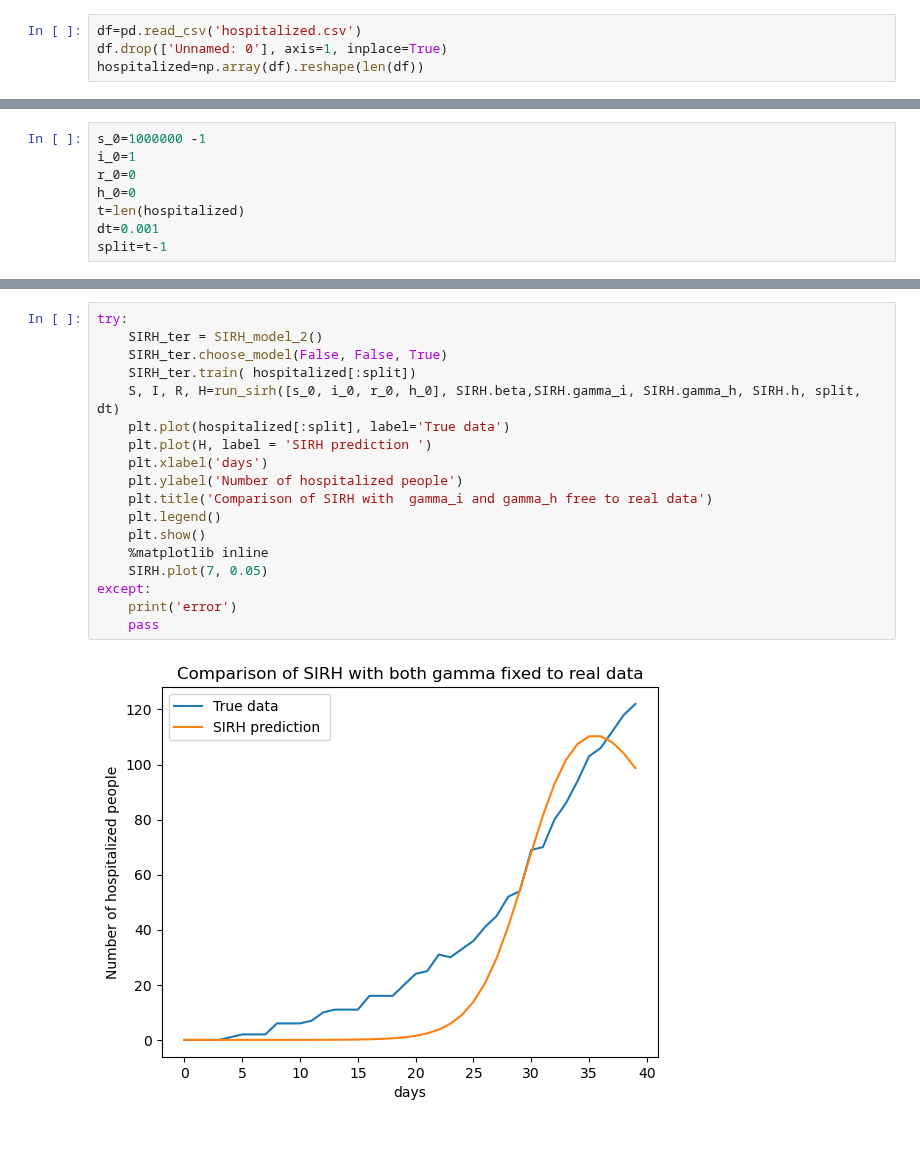
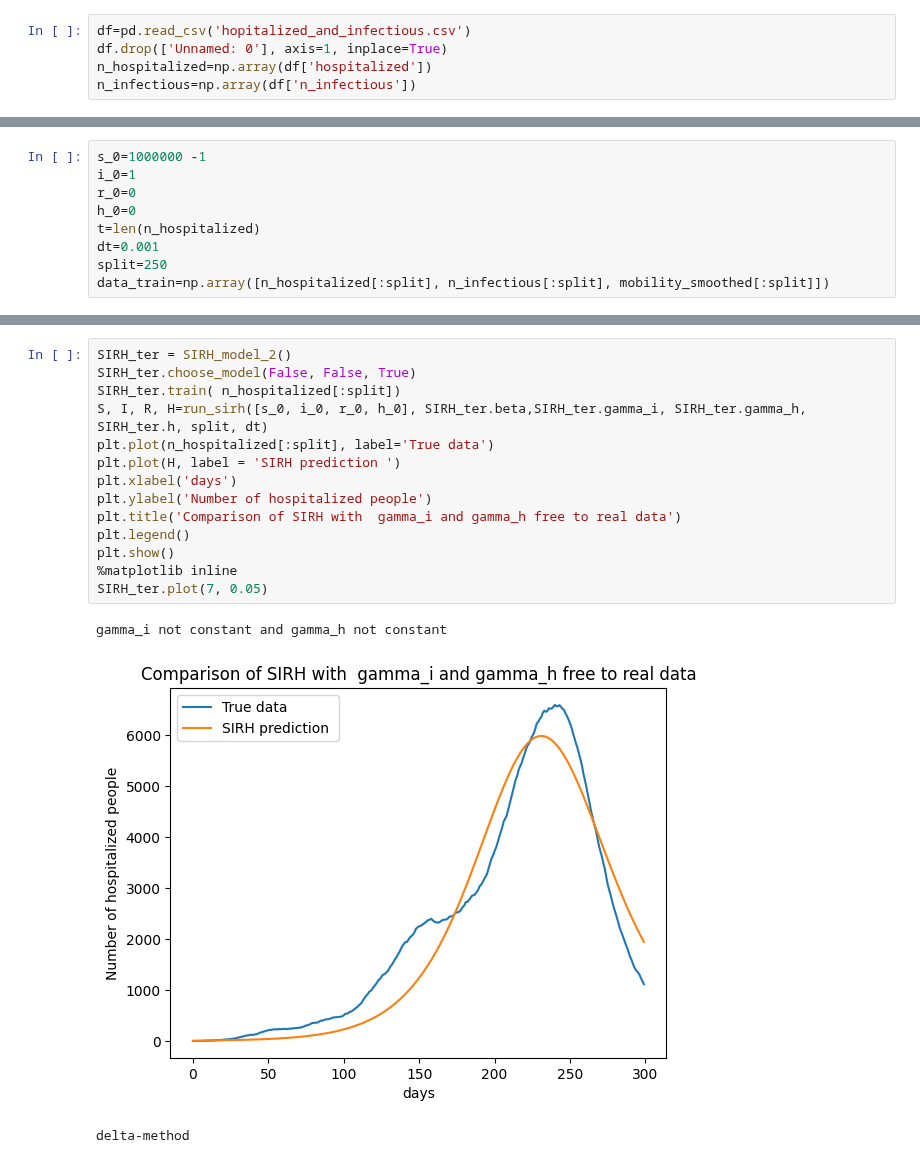
Before and after one commit to gregoirebechade/covid_internship, a Jupyter notebook: 09_SIRH.ipynb, the cells around one changed output, grey strips where cells are left out. Saved outputs shown, nothing was run; the diff lists cells and outputs as text.

Commit message:
add a SIRH multi model

```diff
--- a/09_SIRH.ipynb
+++ b/09_SIRH.ipynb
@@ -8,4 +9,5 @@ from SIRH import *
 # %%
-df=pd.read_csv('hospitalized.csv')
+df=pd.read_csv('hopitalized_and_infectious.csv')
 df.drop(['Unnamed: 0'], axis=1, inplace=True)
-hospitalized=np.array(df).reshape(len(df))
+n_hospitalized=np.array(df['hospitalized'])
+n_infectious=np.array(df['n_infectious'])
@@ -14,6 +36,7 @@ s_0=1000000 -1
 i_0=1
 r_0=0
 h_0=0
-t=len(hospitalized)
+t=len(n_hospitalized)
 dt=0.001
-split=t-1
+split=250
+data_train=np.array([n_hospitalized[:split], n_infectious[:split], mobility_smoothed[:split]])
@@ -58,20 +118,18 @@ except:
 # %%
-try:
-    SIRH_ter = SIRH_model_2()
-    SIRH_ter.choose_model(False, False, True)
-    SIRH_ter.train( hospitalized[:split])
-    S, I, R, H=run_sirh([s_0, i_0, r_0, h_0], SIRH.beta,SIRH.gamma_i, SIRH.gamma_h, SIRH.h, split, dt)
-    plt.plot(hospitalized[:split], label='True data')
-    plt.plot(H, label = 'SIRH prediction ')
-    plt.xlabel('days')
-    plt.ylabel('Number of hospitalized people')
-    plt.title('Comparison of SIRH with  gamma_i and gamma_h free to real data')
-    plt.legend()
-    plt.show()
-    %matplotlib inline
-    SIRH.plot(7, 0.05)
-except:
-    print('error')
-    pass
+SIRH_ter = SIRH_model_2()
+SIRH_ter.choose_model(False, False, True)
+SIRH_ter.train( n_hospitalized[:split])
+S, I, R, H=run_sirh([s_0, i_0, r_0, h_0], SIRH_ter.beta,SIRH_ter.gamma_i, SIRH_ter.gamma_h, SIRH_ter.h, split, dt)
+plt.plot(n_hospitalized[:split], label='True data')
+plt.plot(H, label = 'SIRH prediction ')
+plt.xlabel('days')
+plt.ylabel('Number of hospitalized people')
+plt.title('Comparison of SIRH with  gamma_i and gamma_h free to real data')
+plt.legend()
+plt.show()
+%matplotlib inline
+SIRH_ter.plot(7, 0.05)
 # %% [output]
+gamma_i not constant and gamma_h not constant
-[figure, old version]
+[figure, new version]
+delta-method
```
Also changed, not shown: parts of 13 cells of this notebook, 6 other files.
